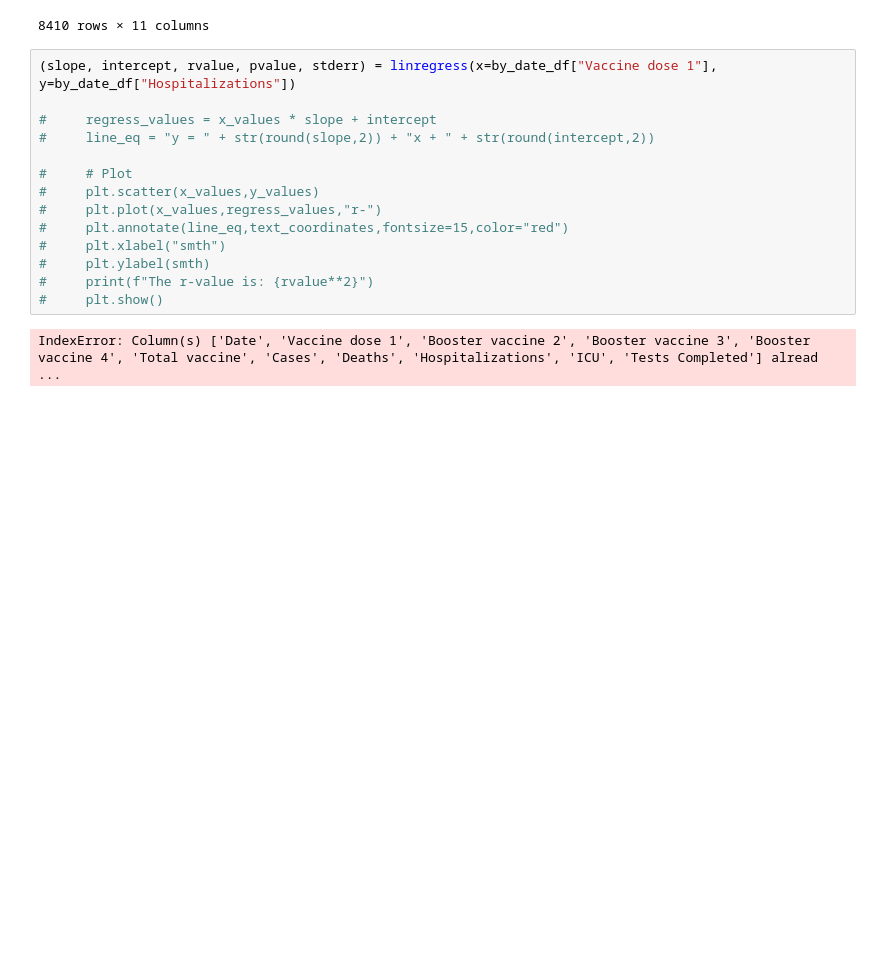
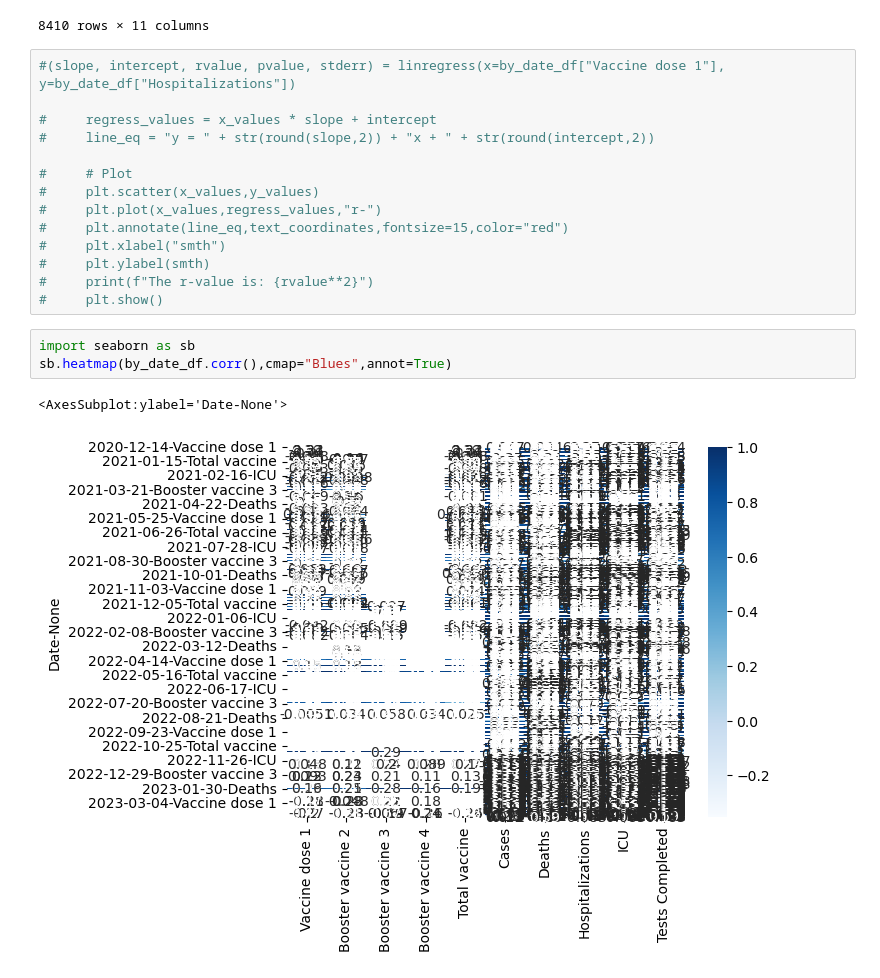
Before and after one commit to svafaeva93/Covid19AnalysisCanada, a Jupyter notebook: vaccination_per_province.ipynb, the cells around one changed output. Saved outputs shown, nothing was run; the diff lists cells and outputs as text; blank space fills up the shorter version.

```diff
--- a/vaccination_per_province.ipynb
+++ b/vaccination_per_province.ipynb
@@ -180,7 +180,7 @@ by_date_df.sample(10)
 | 840 | 2023-04-03 | 0.0 | 0.0 | 0.0 | 0.0 | 0.0 | ... |
 8410 rows × 11 columns
 # %%
-(slope, intercept, rvalue, pvalue, stderr) = linregress(x=by_date_df["Vaccine dose 1"], y=by_date_df["Hospitalizations"])
+#(slope, intercept, rvalue, pvalue, stderr) = linregress(x=by_date_df["Vaccine dose 1"], y=by_date_df["Hospitalizations"])
 
 #     regress_values = x_values * slope + intercept
 #     line_eq = "y = " + str(round(slope,2)) + "x + " + str(round(intercept,2))
@@ -193,5 +193,9 @@ by_date_df.sample(10)
 #     plt.ylabel(smth)
 #     print(f"The r-value is: {rvalue**2}")
 #     plt.show()
-# %% [output]
-IndexError: Column(s) ['Date', 'Vaccine dose 1', 'Booster vaccine 2', 'Booster vaccine 3', 'Booster vaccine 4', 'Total vaccine', 'Cases', 'Deaths', 'Hospitalizations', 'ICU', 'Tests Completed'] alread ...
+# %%
+import seaborn as sb
+sb.heatmap(by_date_df.corr(),cmap="Blues",annot=True)
+# %% [output]
+<AxesSubplot:ylabel='Date-None'>
+[figure, added]
```
Also changed, not shown: parts of 1 cell of this notebook, 2 other files.
